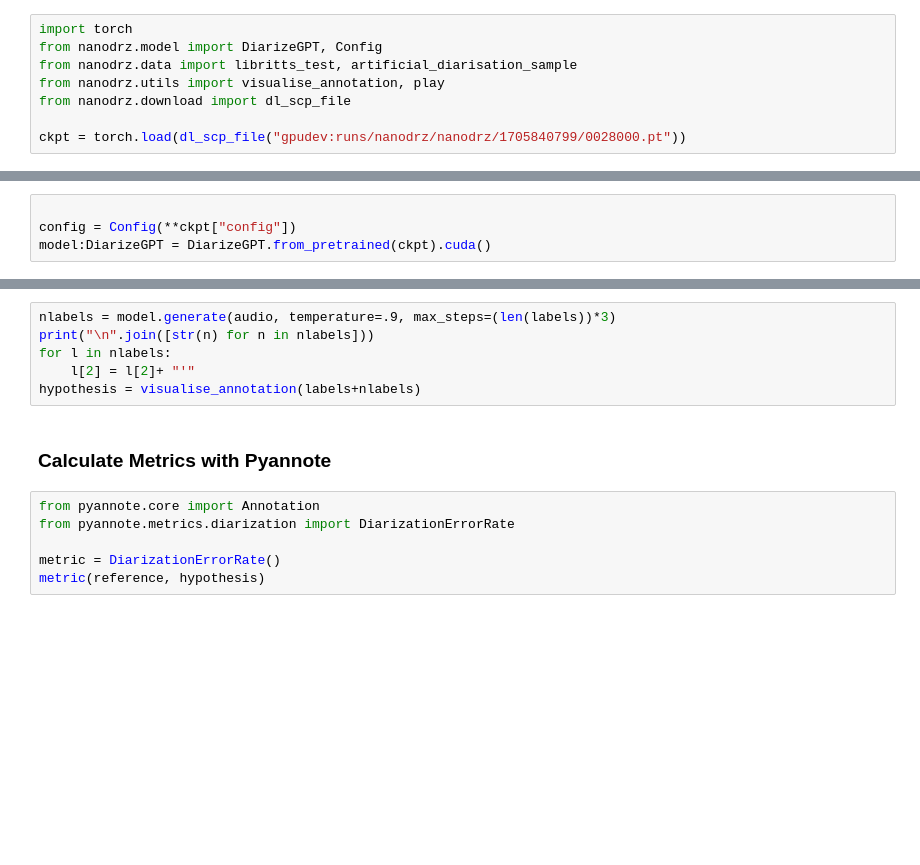
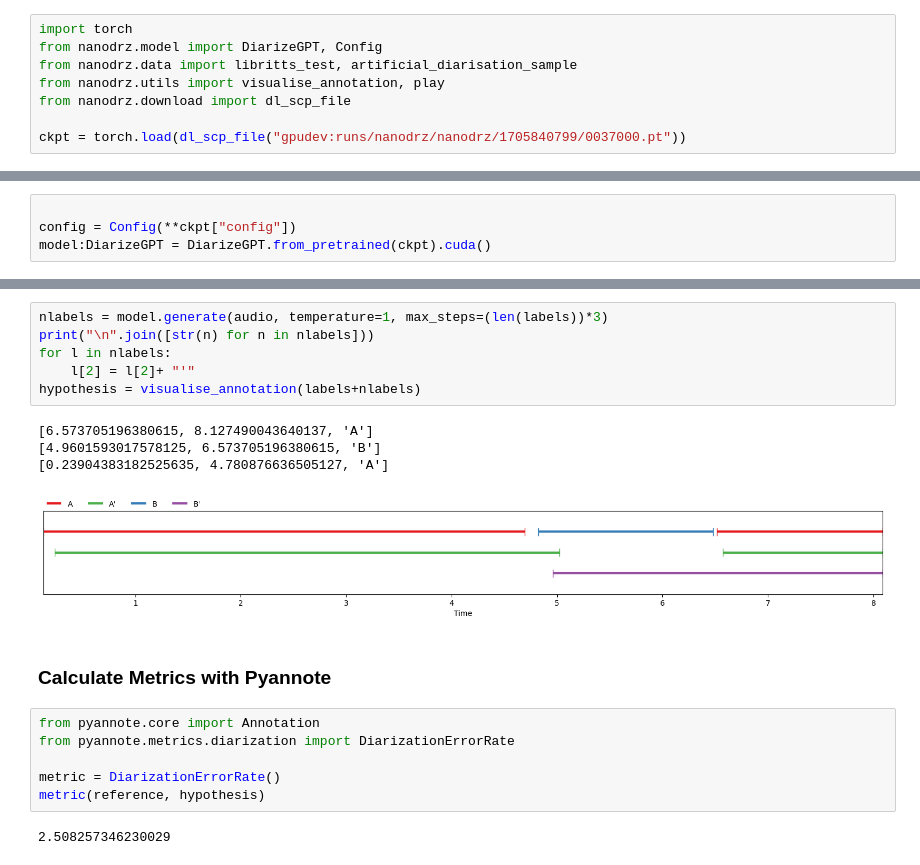
Before and after one commit to mogwai/nanodrz, a Jupyter notebook: notebook/inference.ipynb, the cells around one changed output, grey strips where cells are left out. Drawn from its saved outputs; the diff is of its cells as text; blank space fills up the shorter version.

```diff
--- a/notebook/inference.ipynb
+++ b/notebook/inference.ipynb
@@ -9,4 +9,4 @@ from nanodrz.data import libritts_test, artificial_diarisation_sample
 from nanodrz.utils import visualise_annotation, play
 from nanodrz.download import dl_scp_file
 
-ckpt = torch.load(dl_scp_file("gpudev:runs/nanodrz/nanodrz/1705840799/0028000.pt"))
+ckpt = torch.load(dl_scp_file("gpudev:runs/nanodrz/nanodrz/1705840799/0037000.pt"))
@@ -25,9 +37,14 @@ audio = audio.cuda()
 # %%
-nlabels = model.generate(audio, temperature=.9, max_steps=(len(labels))*3)
+nlabels = model.generate(audio, temperature=1, max_steps=(len(labels))*3)
 print("\n".join([str(n) for n in nlabels]))
 for l in nlabels:
     l[2] = l[2]+ "'"
 hypothesis = visualise_annotation(labels+nlabels)
+# %% [output]
+[6.573705196380615, 8.127490043640137, 'A']
+[4.9601593017578125, 6.573705196380615, 'B']
+[0.23904383182525635, 4.780876636505127, 'A']
+[figure, added]
 # %% [markdown]
 ### Calculate Metrics with Pyannote
 # %%
@@ -36,3 +53,5 @@ from pyannote.metrics.diarization import DiarizationErrorRate
 
 metric = DiarizationErrorRate()
 metric(reference, hypothesis)
+# %% [output]
+2.508257346230029
```
Also changed, not shown: parts of 2 cells of this notebook, 8 other files.
